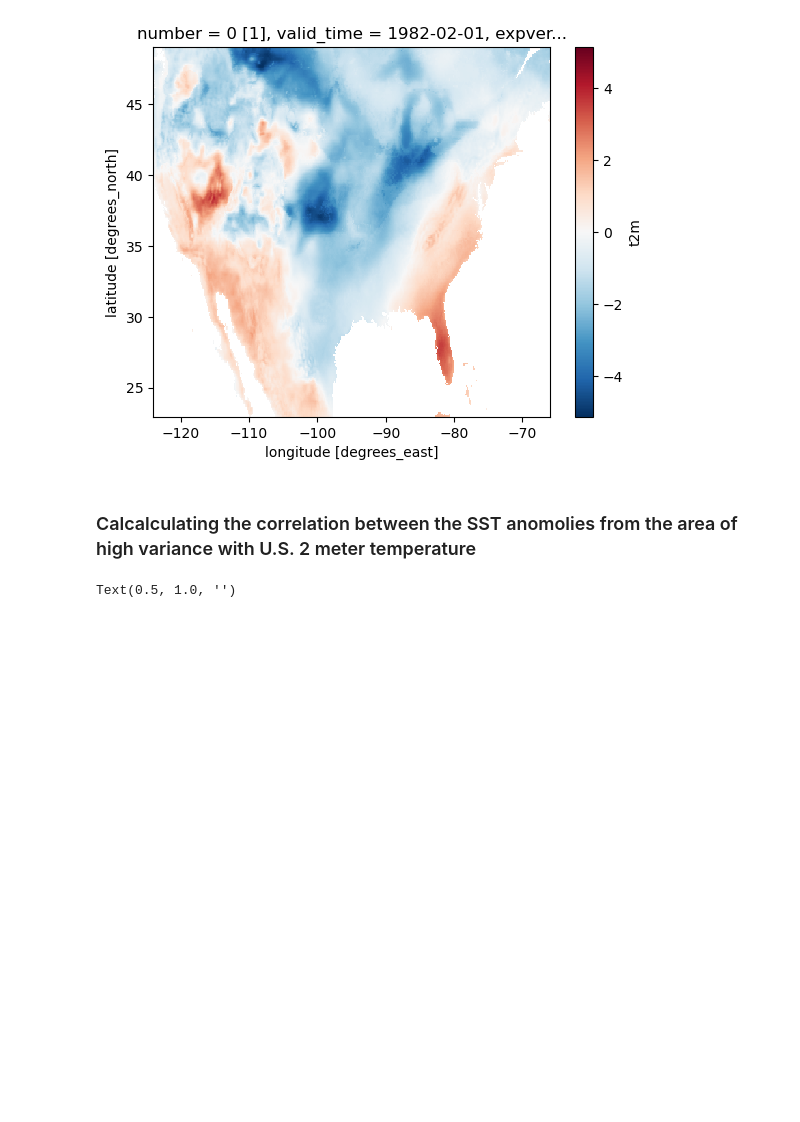
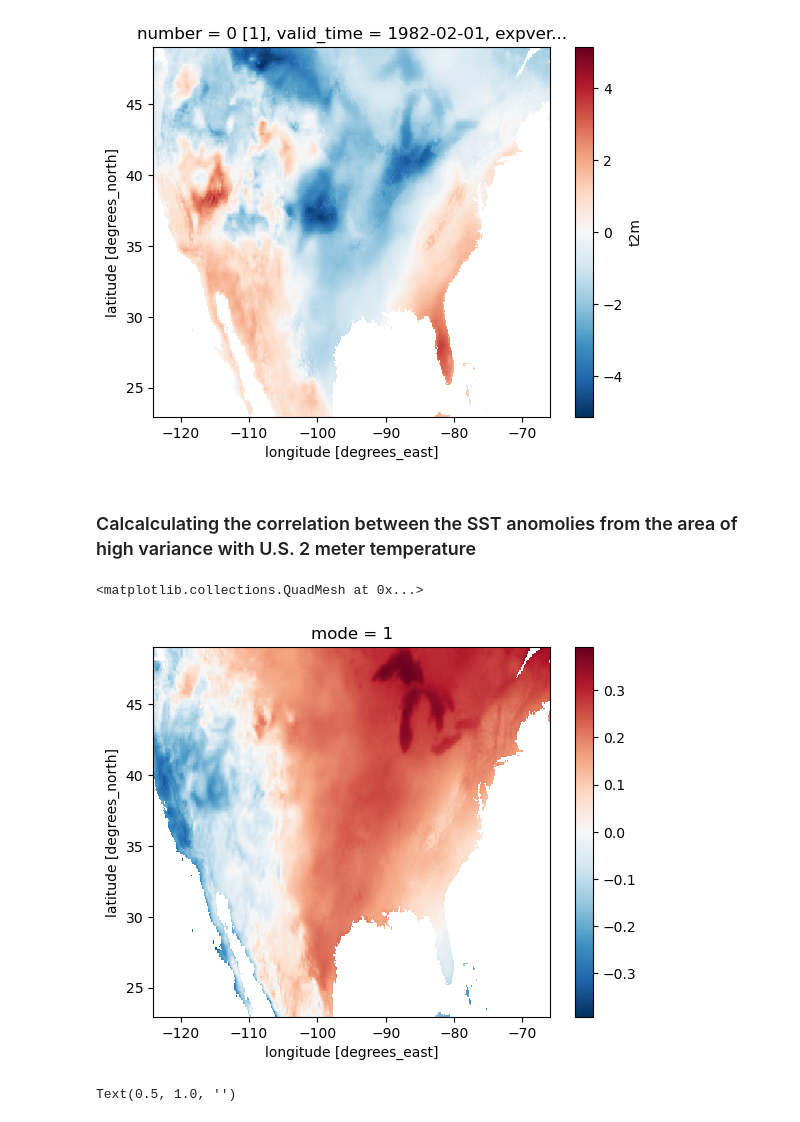
Before and after one commit to ptrierweiler/ATMS-523-Module-8, a Jupyter notebook: trierweiler_project.ipynb, the cells around one changed output. Saved outputs shown, nothing was run; the diff lists cells and outputs as text; code cells hidden in the pictures; blank space fills up the shorter version.

```diff
--- a/trierweiler_project.ipynb
+++ b/trierweiler_project.ipynb
@@ -378,6 +354,13 @@ wgts_t2m = np.sqrt(coslat)[..., np.newaxis]
 # %%
 out_corr = xr.corr(anom_sst_winter.sel(longitude=slice(204,227),latitude=slice(52,41)).mean(dim=('latitude','longitude')),
                     anom_t2m_winter,dim='time')
+# %%
+pca_corr= xr.corr(pc1,anom_t2m_winter,dim='time')
+# %%
+pca_corr[1].plot()
+# %% [output]
+<matplotlib.collections.QuadMesh at 0x...>
+[figure, added]
 # %%
 fig, ax = plt.subplots()
 im = out_corr.plot()
```
Also changed, not shown: parts of 15 cells of this notebook.
